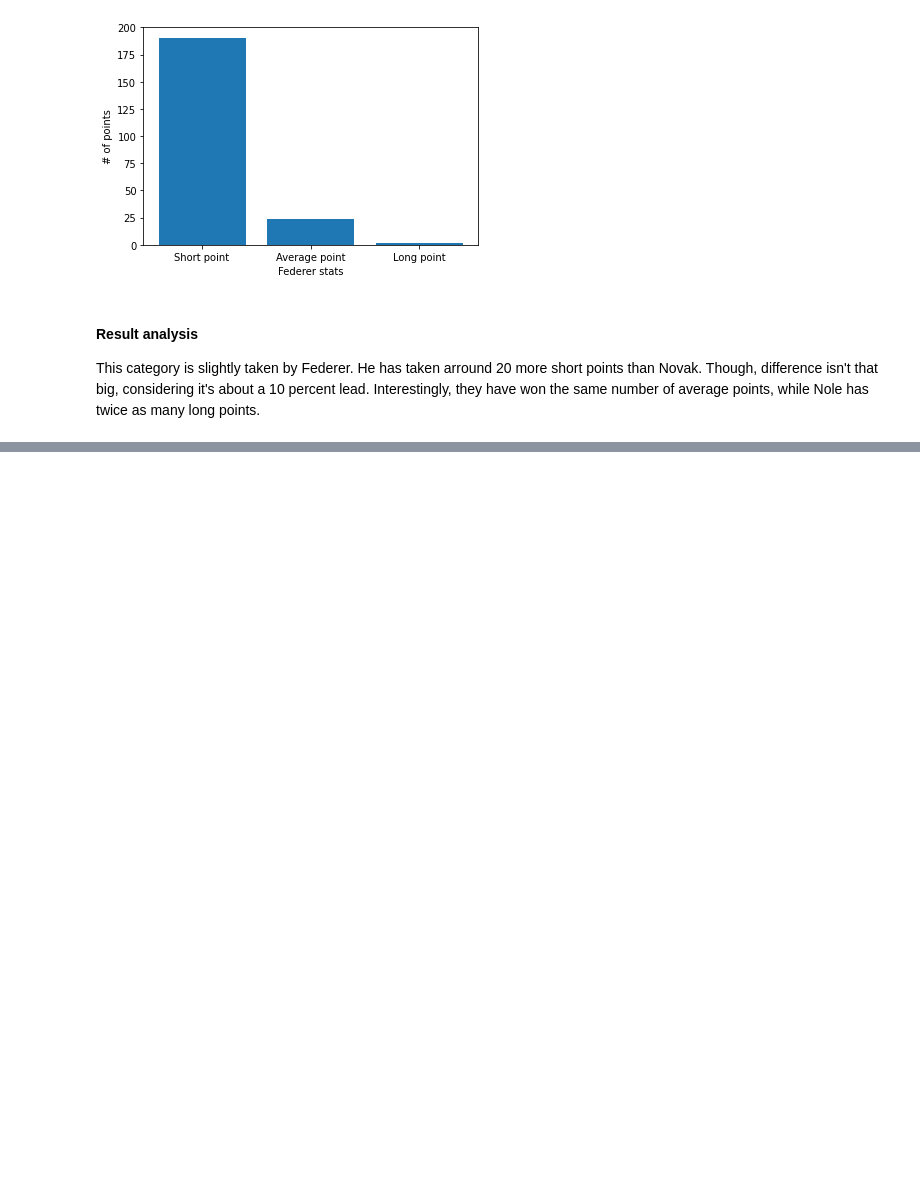
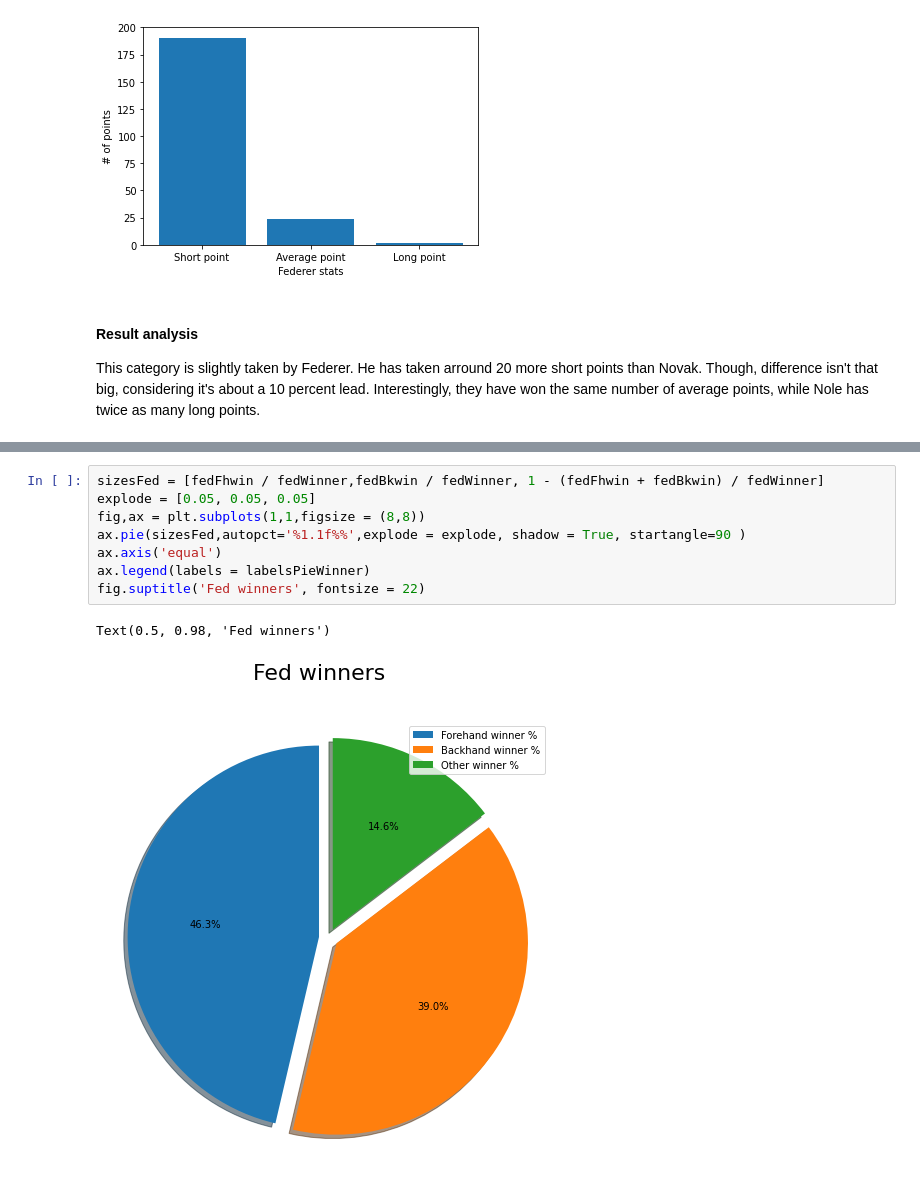
Before and after one commit to PinkFrojdSenjak/Exploratary-Data-Analysis---Tennis-Match-Dataset, a Jupyter notebook: Untitled.ipynb, the cells around one changed output, grey strips where cells are left out. Saved outputs shown, nothing was run; the diff lists cells and outputs as text; blank space fills up the shorter version.

```diff
--- a/Untitled.ipynb
+++ b/Untitled.ipynb
@@ -206,0 +283,11 @@ This category is slightly taken by Federer. He has taken arround 20 more short p
+# %%
+sizesFed = [fedFhwin / fedWinner,fedBkwin / fedWinner, 1 - (fedFhwin + fedBkwin) / fedWinner]
+explode = [0.05, 0.05, 0.05]
+fig,ax = plt.subplots(1,1,figsize = (8,8))
+ax.pie(sizesFed,autopct='%1.1f%%',explode = explode, shadow = True, startangle=90 )
+ax.axis('equal')
+ax.legend(labels = labelsPieWinner)
+fig.suptitle('Fed winners', fontsize = 22)
+# %% [output]
+Text(0.5, 0.98, 'Fed winners')
+[figure, added]
```
Also changed, not shown: parts of 42 cells of this notebook.
